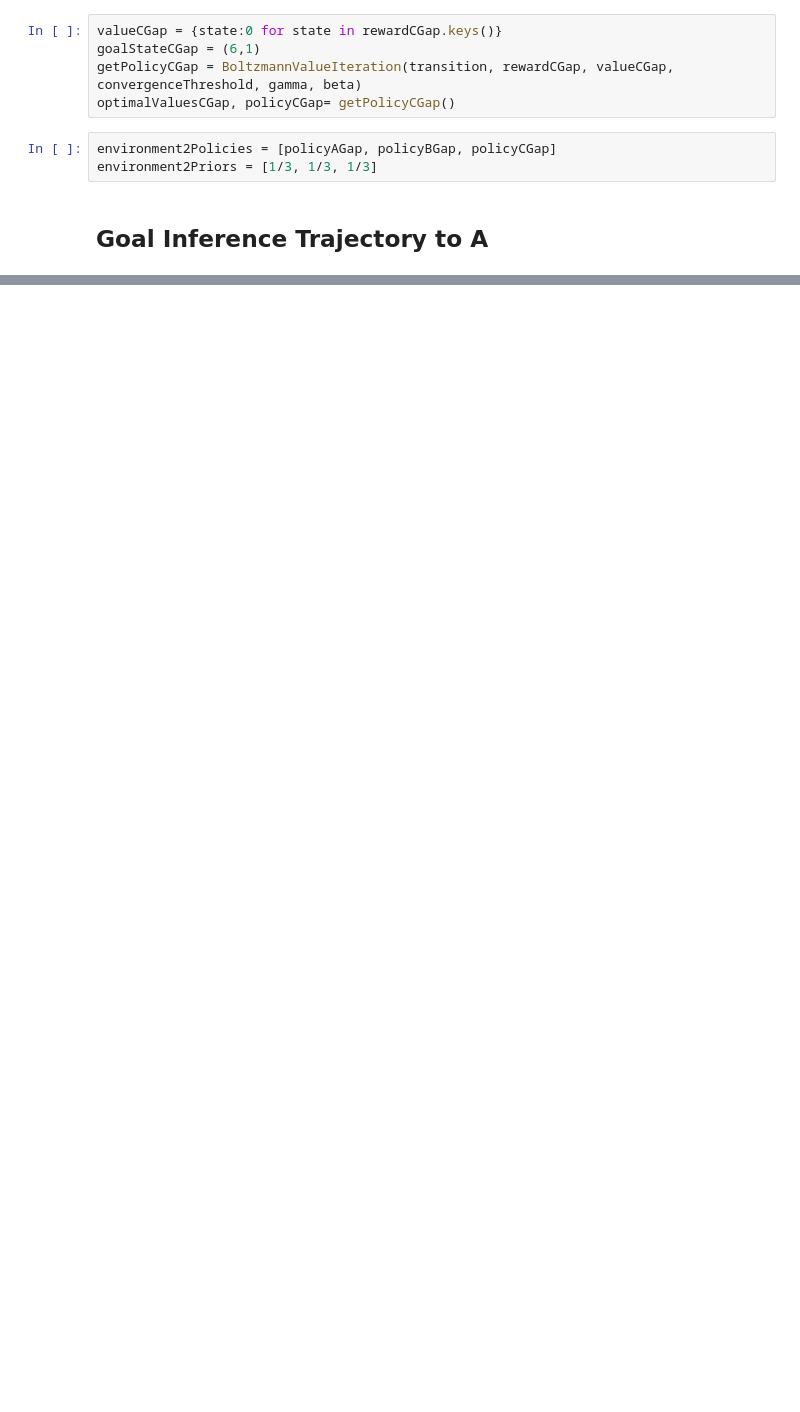
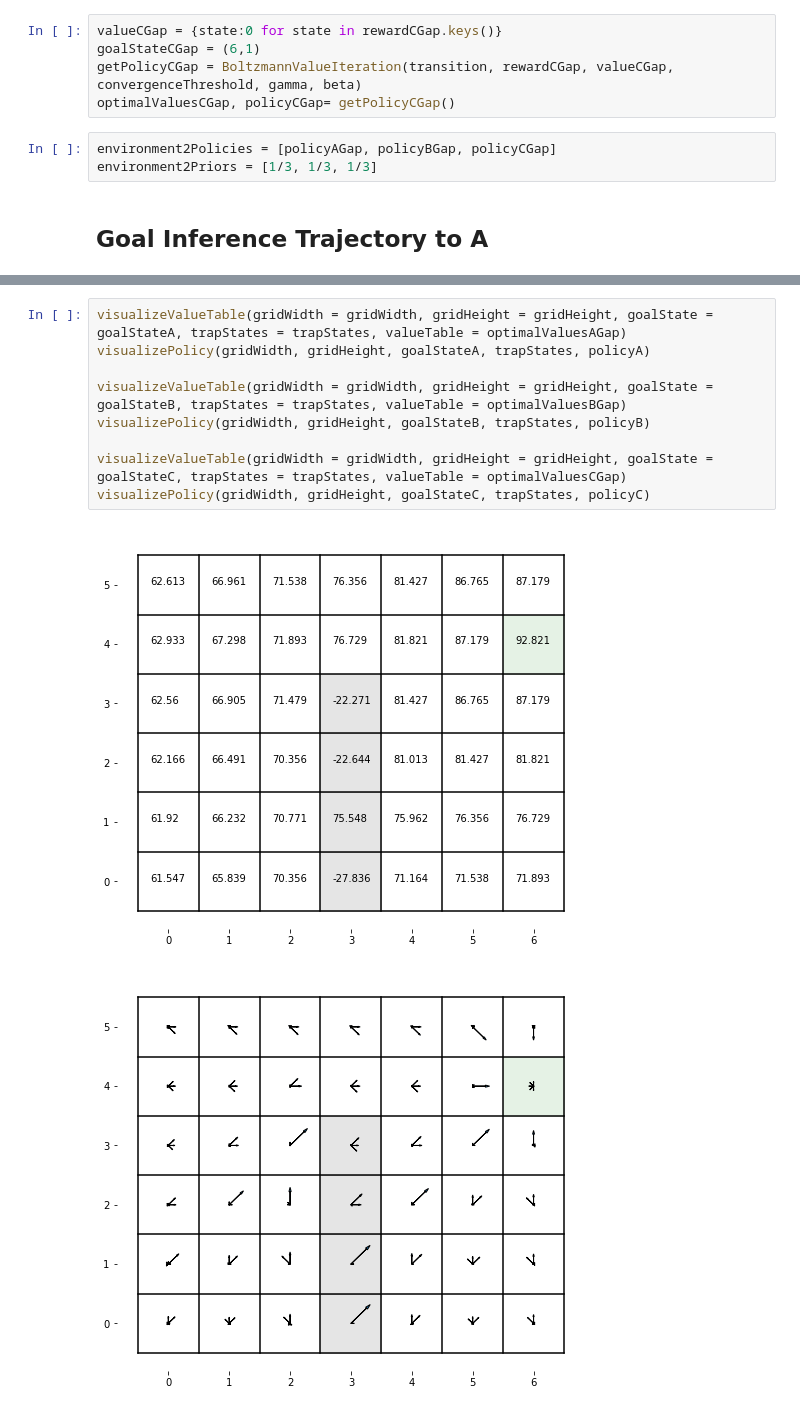
Before and after one commit to stacyste/TheoryOfMindInferenceModels, a Jupyter notebook: Week3-InversePlanning/PerformGoalInference-Graphs.ipynb, the cells around one changed output, grey strips where cells are left out. Drawn from its saved outputs; the diff is of its cells as text; blank space fills up the shorter version.

Commit message:
Week 3 code cleaning, reward table unificaiton, example notebooks

```diff
--- a/Week3-InversePlanning/PerformGoalInference-Graphs.ipynb
+++ b/Week3-InversePlanning/PerformGoalInference-Graphs.ipynb
@@ -177,0 +167,12 @@ plotPosteriors(posteriorsToGoalCGap)
+# %%
+visualizeValueTable(gridWidth = gridWidth, gridHeight = gridHeight, goalState = goalStateA, trapStates = trapStates, valueTable = optimalValuesAGap)
+visualizePolicy(gridWidth, gridHeight, goalStateA, trapStates, policyA)
+
+visualizeValueTable(gridWidth = gridWidth, gridHeight = gridHeight, goalState = goalStateB, trapStates = trapStates, valueTable = optimalValuesBGap)
+visualizePolicy(gridWidth, gridHeight, goalStateB, trapStates, policyB)
+
+visualizeValueTable(gridWidth = gridWidth, gridHeight = gridHeight, goalState = goalStateC, trapStates = trapStates, valueTable = optimalValuesCGap)
+visualizePolicy(gridWidth, gridHeight, goalStateC, trapStates, policyC)
+# %% [output]
+[figure, added]
+[figure, added]
```
Also changed, not shown: parts of 16 cells of this notebook, 3 other files.
